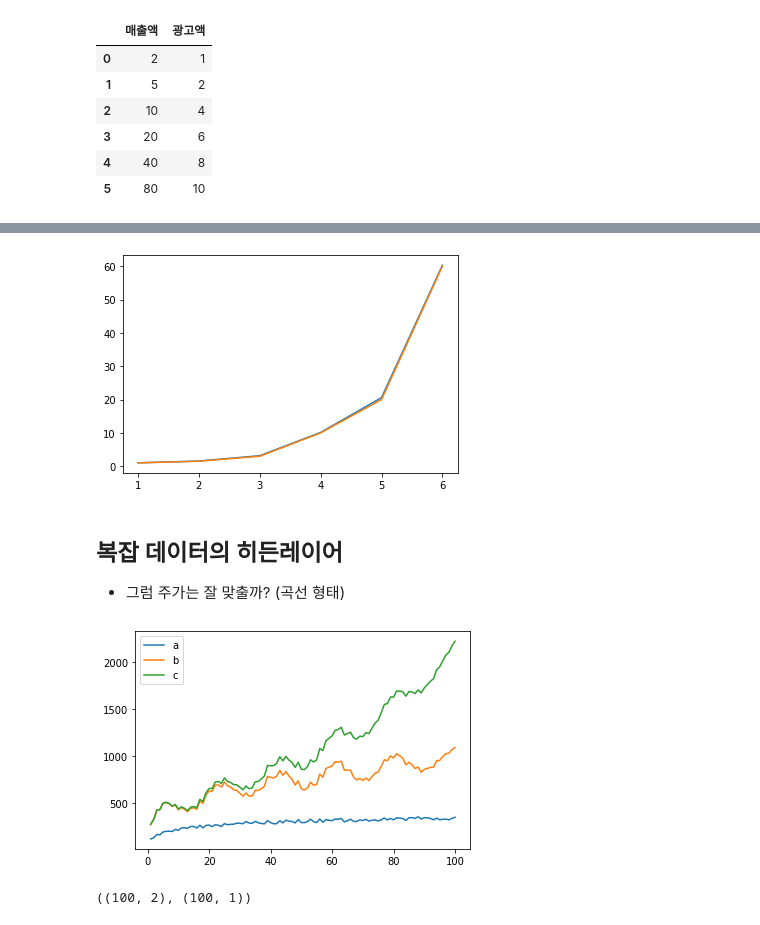
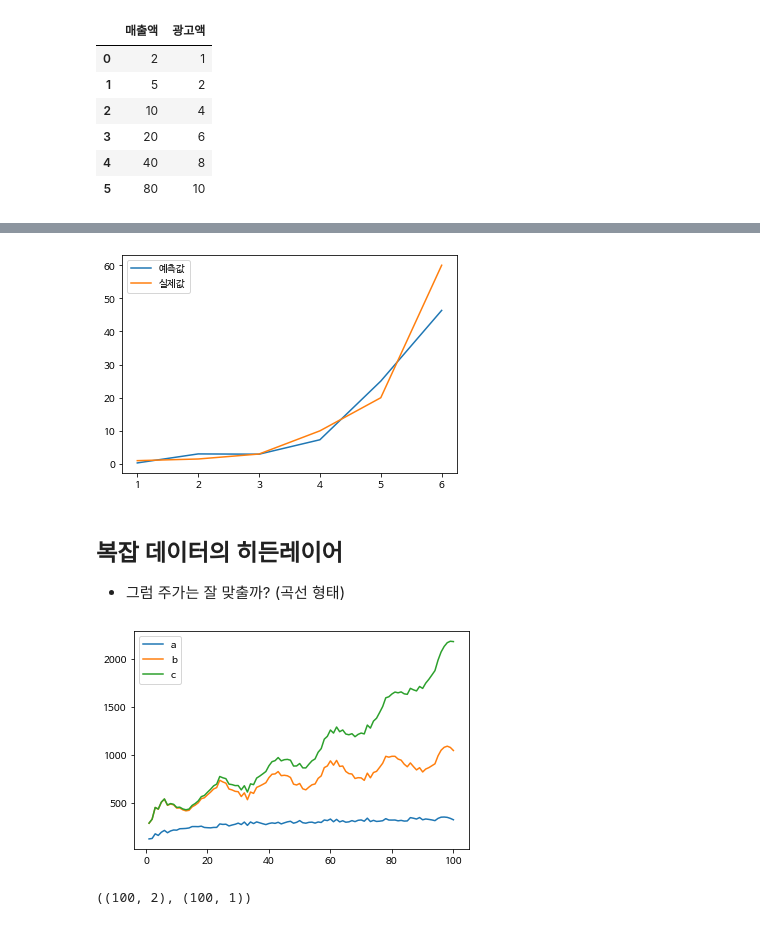
Before and after one commit to paullabkorea/jupyternotebookblog, a Jupyter notebook: _notebooks/2020_06_30_(최종_수정)_손에_잡히는_딥러닝_강의자료.ipynb, the cells around one changed output, grey strips where cells are left out. Drawn from its saved outputs; the diff is of its cells as text; code cells hidden in the pictures.

```diff
--- a/_notebooks/2020_06_30_(최종_수정)_손에_잡히는_딥러닝_강의자료.ipynb
+++ b/_notebooks/2020_06_30_(최종_수정)_손에_잡히는_딥러닝_강의자료.ipynb
@@ -10,0 +35,5 @@
+# %%
+#재시작 후 실행
+import matplotlib.pyplot as plt
+
+plt.rc('font', family='NanumBarunGothic')
@@ -188,8 +263,10 @@ plt.show()
 # %%
 #모델 준비
 X = tf.keras.layers.Input(shape=[2]) # 독립변수의 col
-H = tf.keras.layers.Dense(5, activation='swish')(X)
-H = tf.keras.layers.Dense(5, activation='swish')(H)
+## 1. 히든 레이어의 노드(뉴런) 수는 2개부터 5개까지 점차 늘려보고 그래프를 확인해보세요.
+H = tf.keras.layers.Dense(2, activation='swish')(X)
+## 2. 히든 레이어의 수를 2개, 3개로 점차 늘려보고 그래프를 확인해보세요.
+# H = tf.keras.layers.Dense(2, activation='swish')(H)
 Y = tf.keras.layers.Dense(1)(H) # 종속변수의 col
 model = tf.keras.models.Model(X, Y)
 model.compile(loss='mse') # MSE(Mean squared error)
@@ -266,10 +332,12 @@ array([[ 1.0387847],
 # %%
-plt.plot(np.arange(1, 7), model.predict(독립))
-plt.plot(np.arange(1, 7), 종속)
+# 2개일 때 그래프()
+plt.plot(np.arange(1, 7), model.predict(독립), label='예측값')
+plt.plot(np.arange(1, 7), 종속, label='실제값')
 
+plt.legend()
 plt.show()
 # %% [output]
-[figure, old version]
+[figure, new version]
 # %% [markdown]
 ## 복잡 데이터의 히든레이어
 * 그럼 주가는 잘 맞출까? (곡선 형태)
@@ -289,7 +357,7 @@ plt.plot(np.arange(1, 101), 매출액, label='c')
 plt.legend()
 plt.show()
 # %% [output]
-[figure, old version]
+[figure, new version]
 # %%
 독립 = pd.DataFrame({
     '계절성' : 계절성,
```
Also changed, not shown: parts of 42 cells of this notebook.
